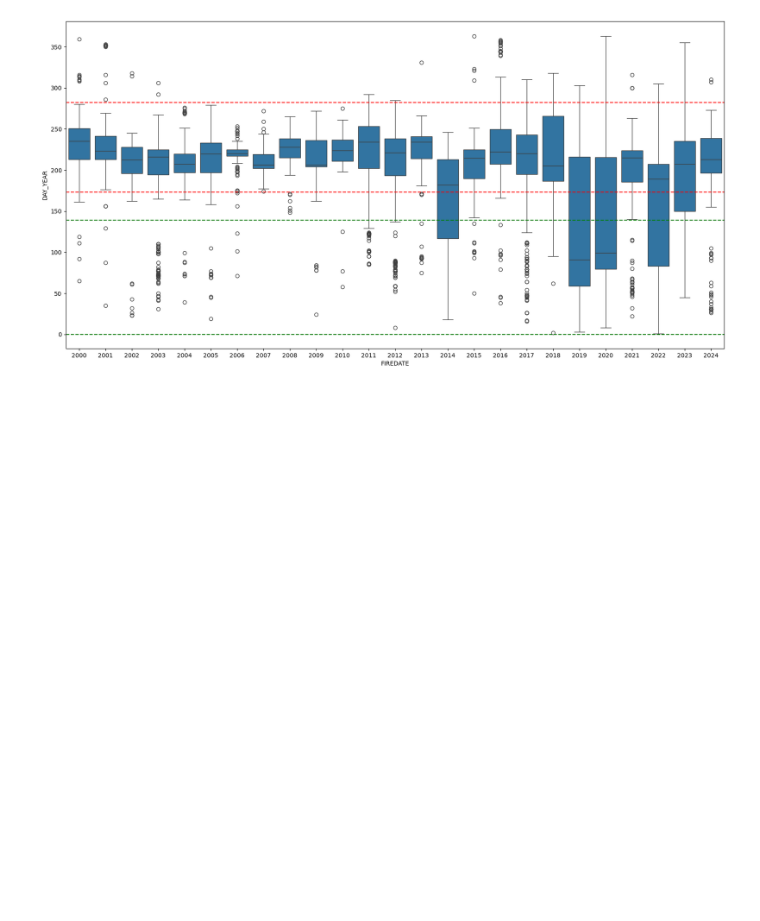
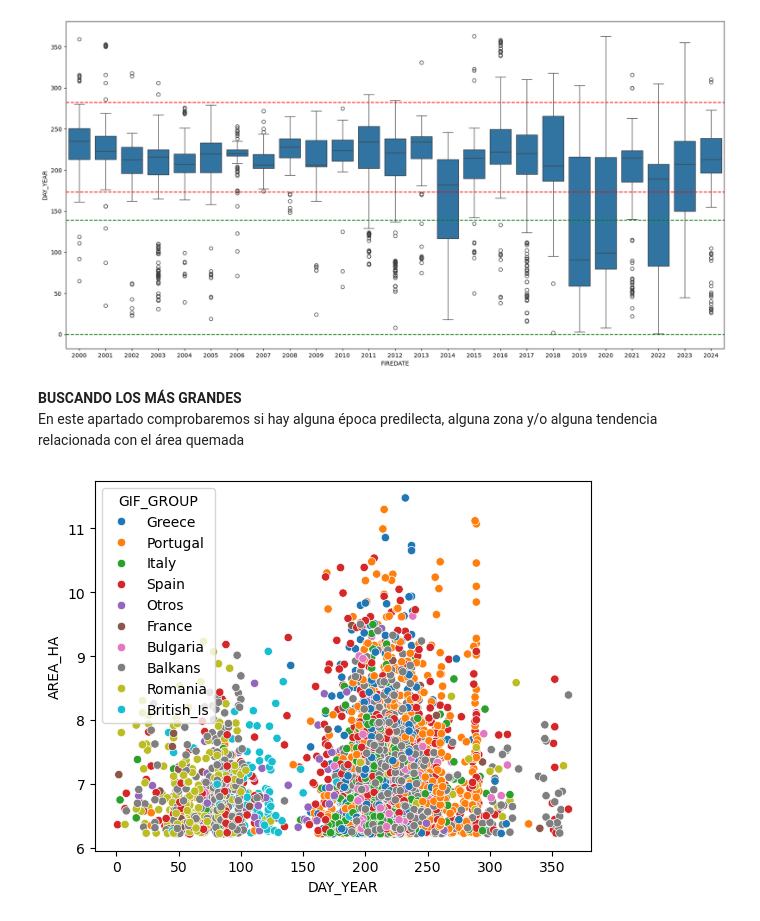
Before and after one commit to vrieraj/EDA_EFFIS, a Jupyter notebook: EDA_EFFIS.ipynb, the cells around one changed output. Drawn from its saved outputs; the diff is of its cells as text; code cells hidden in the pictures; blank space fills up the shorter version.

```diff
--- a/EDA_EFFIS.ipynb
+++ b/EDA_EFFIS.ipynb
@@ -534,3 +534,14 @@ plt.axhline(y=lim_inv[0], color='g', linestyle='--')
 plt.axhline(y=lim_inv[1], color='g', linestyle='--');
 # %% [output]
 [figure]
+# %% [markdown]
+**BUSCANDO LOS MÁS GRANDES**
+En este apartado comprobaremos si hay alguna época predilecta, alguna zona y/o alguna tendencia relacionada con el área quemada
+# %%
+# Ahora comprobemos cuándo se producen los incendios más grandes
+# Como se puede apreciar, no parece que haya relación con las fechas (más alá de lo obvio, en verano hay más incendios y más grandes)
+# Sin embargo, sí se aprecian los dos períodos previamente definidos (más algunos outliers en diciembre)
+
+sns.scatterplot(effis, x='DAY_YEAR', y=np.log(effis.AREA_HA), hue='GIF_GROUP');
+# %% [output]
+[figure, added]
```
Also changed, not shown: parts of 7 cells of this notebook.
